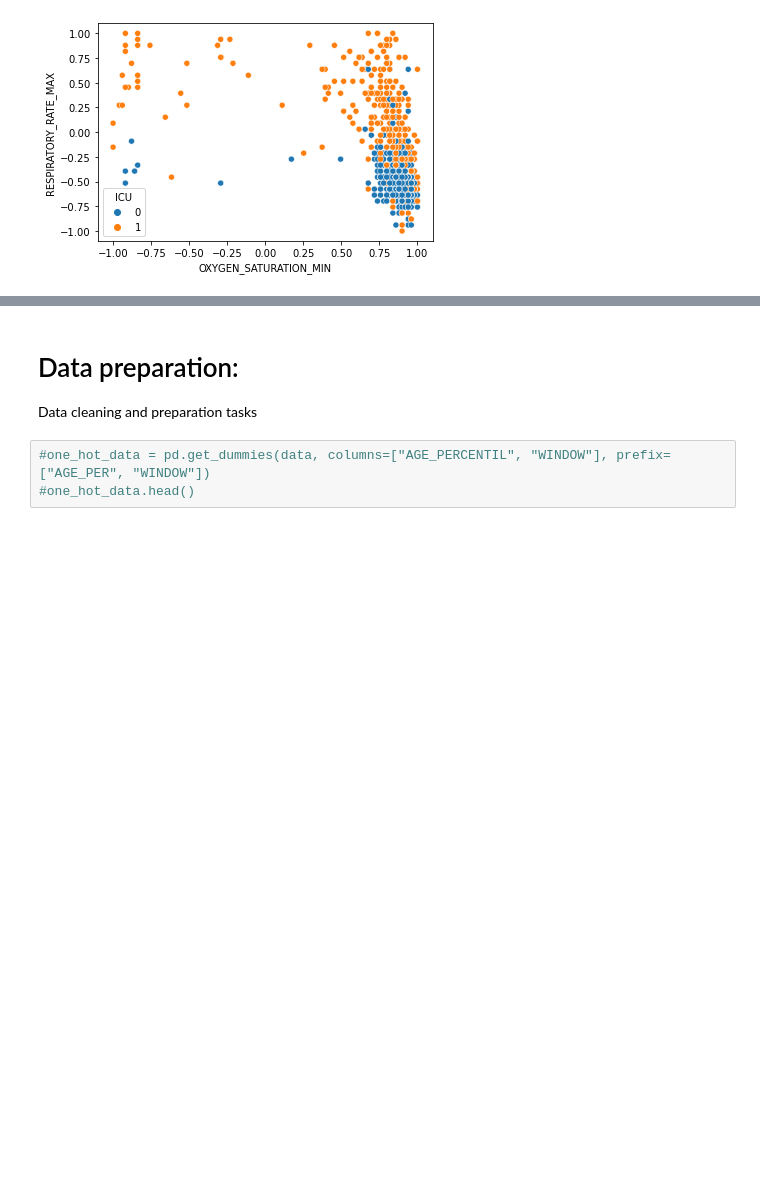
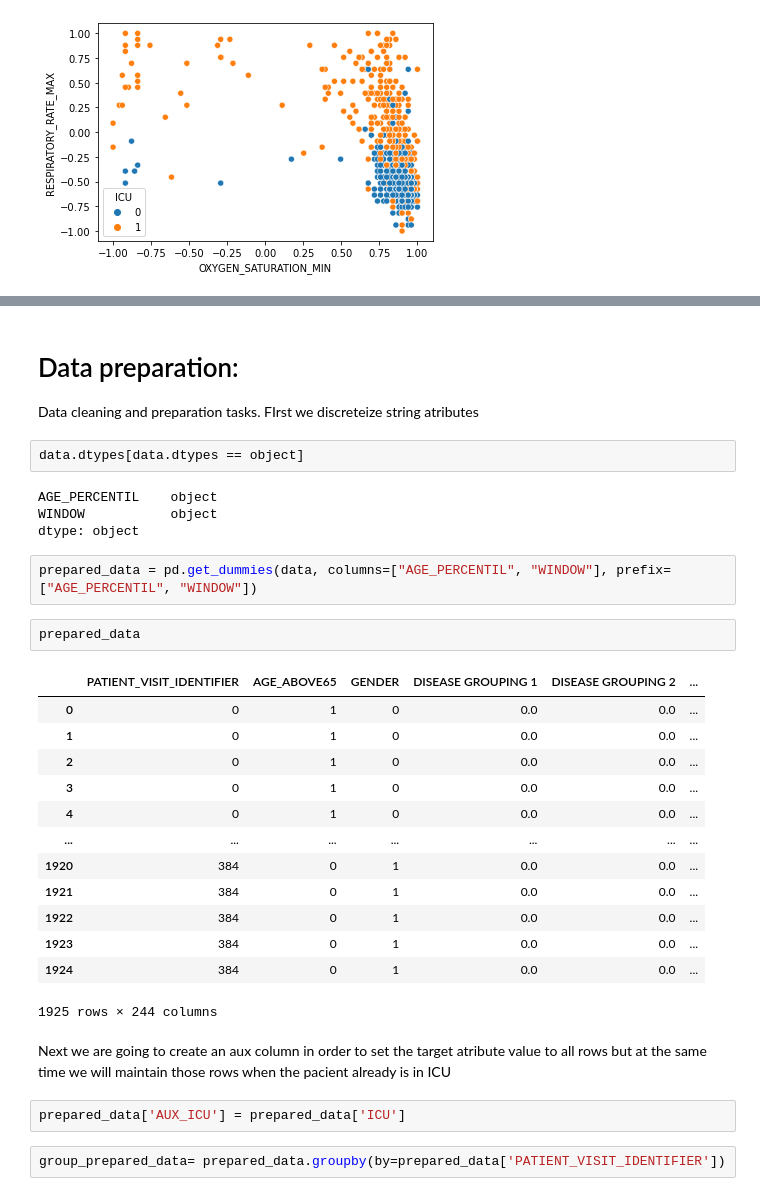
Before and after one commit to gusAGR/machine-learning-tfg, a Jupyter notebook: notebooks/Sirio_Libanes.ipynb, the cells around one changed output, grey strips where cells are left out. Drawn from its saved outputs; the diff is of its cells as text; blank space fills up the shorter version.

```diff
--- a/notebooks/Sirio_Libanes.ipynb
+++ b/notebooks/Sirio_Libanes.ipynb
@@ -156,7 +156,34 @@ sns.lmplot(x='OXYGEN_SATURATION_MIN', y='RESPIRATORY_RATE_MAX', hue='ICU', data=
 # %% [markdown]
 # Data preparation:
 
-Data cleaning and preparation tasks
+Data cleaning and preparation tasks. FIrst we discreteize string atributes
+# %%
+data.dtypes[data.dtypes == object]
+# %% [output]
+AGE_PERCENTIL    object
+WINDOW           object
+dtype: object
 # %%
-#one_hot_data = pd.get_dummies(data, columns=["AGE_PERCENTIL", "WINDOW"], prefix=["AGE_PER", "WINDOW"])
-#one_hot_data.head()
+prepared_data = pd.get_dummies(data, columns=["AGE_PERCENTIL", "WINDOW"], prefix=["AGE_PERCENTIL", "WINDOW"])
+# %%
+prepared_data
+# %% [output]
+|  | PATIENT_VISIT_IDENTIFIER | AGE_ABOVE65 | GENDER | DISEASE GROUPING 1 | DISEASE GROUPING 2 | ... |
+| 0 | 0 | 1 | 0 | 0.0 | 0.0 | ... |
+| 1 | 0 | 1 | 0 | 0.0 | 0.0 | ... |
+| 2 | 0 | 1 | 0 | 0.0 | 0.0 | ... |
+| 3 | 0 | 1 | 0 | 0.0 | 0.0 | ... |
+| 4 | 0 | 1 | 0 | 0.0 | 0.0 | ... |
+| ... | ... | ... | ... | ... | ... | ... |
+| 1920 | 384 | 0 | 1 | 0.0 | 0.0 | ... |
+| 1921 | 384 | 0 | 1 | 0.0 | 0.0 | ... |
+| 1922 | 384 | 0 | 1 | 0.0 | 0.0 | ... |
+| 1923 | 384 | 0 | 1 | 0.0 | 0.0 | ... |
+| 1924 | 384 | 0 | 1 | 0.0 | 0.0 | ... |
+1925 rows × 244 columns
+# %% [markdown]
+Next we are going to create an aux column in order to set the target atribute value to all rows but at the same time we will maintain those  rows when the pacient already is in ICU
+# %%
+prepared_data['AUX_ICU'] = prepared_data['ICU']
+# %%
+group_prepared_data= prepared_data.groupby(by=prepared_data['PATIENT_VISIT_IDENTIFIER'])
```
Also changed, not shown: parts of 13 cells of this notebook, 2 other files.
